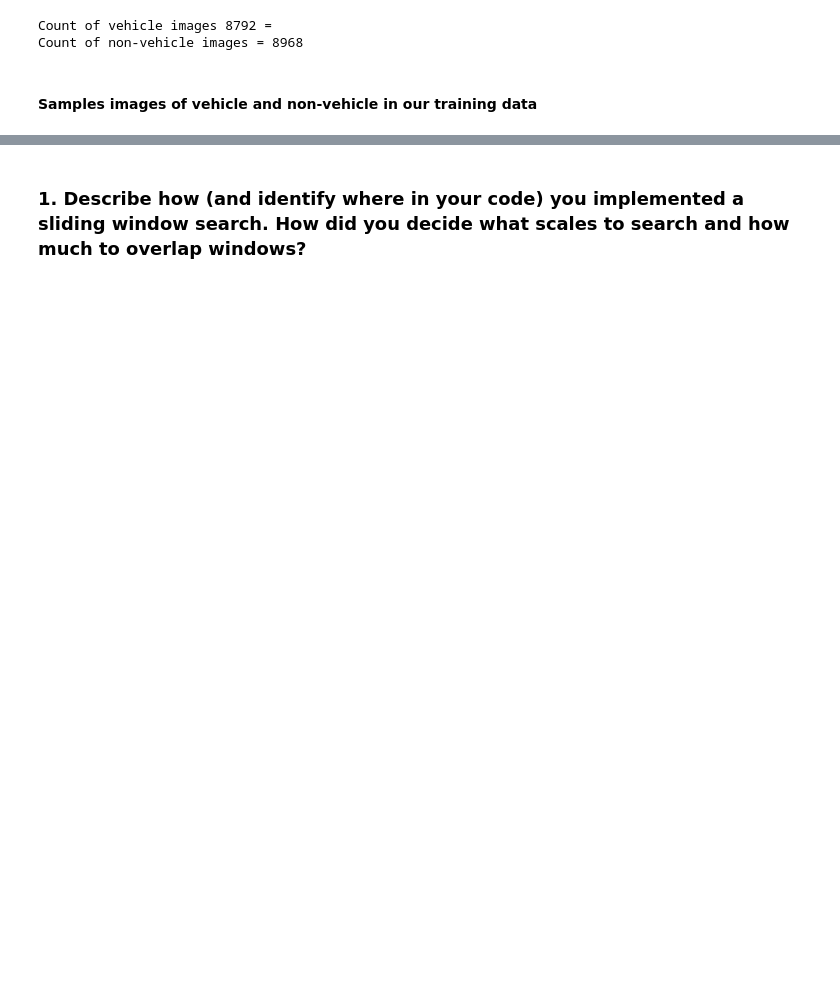
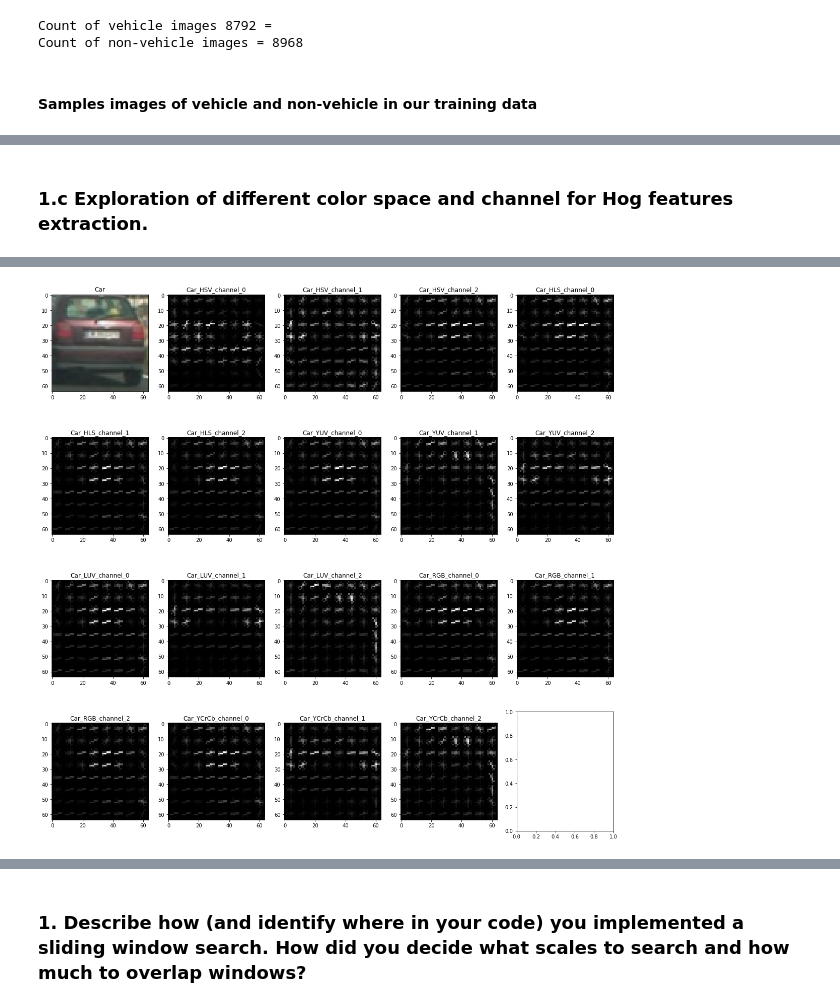
Before and after one commit to rajkuma2011/CarND-Vehicle-Detection, a Jupyter notebook: Vehicle_Detection.ipynb, the cells around one changed output, grey strips where cells are left out. Cells and saved outputs as stored; diff of their text form; code cells hidden in the pictures; blank space fills up the shorter version.

```diff
--- a/Vehicle_Detection.ipynb
+++ b/Vehicle_Detection.ipynb
@@ -229,0 +89,10 @@ def Parameter_selection_Accuracy(car_imgs, notcar_images):
+# %%
+class Vehicle_feature_parameter:
+    def __init__(self):
+        self.orient = 9
+        self.pix_per_cell = 8
+        self.cell_per_block = 2
+
+        self.cspace = ['HSV', 'HLS', 'YUV', 'LUV', 'RGB','YCrCb']
+# %%
+feature_params = Vehicle_feature_parameter()
@@ -229,0 +137,13 @@ def Parameter_selection_Accuracy(car_imgs, notcar_images):
+# %%
+def get_all_hog_imgs_comb(img, fp, main_title="Car"):
+    output = []
+    titles = []
+    output.append(img)
+    titles.append(main_title)
+    for color in fp.cspace:
+        for channel in range(3):
+            title = main_title + "_" + color +"_channel_" + str(channel)
+            hog_img = get_hog_image(img, color, channel, fp)
+            output.append(hog_img)
+            titles.append(title)
+    return output, titles
@@ -229,0 +178,15 @@ def Parameter_selection_Accuracy(car_imgs, notcar_images):
+# %% [markdown]
+### 1.c Exploration of different color space and channel for Hog features extraction.
+# %%
+get_all_hog_imgs_comb(car_img, feature_params)
+hog_imgs, titles = get_all_hog_imgs_comb(car_img, feature_params)
+fig, axis = plt.subplots(4,5, figsize=(20,20))
+k = 0
+for i in range(4):
+    for j in range(5):
+        if (k >= len(titles)):
+            continue
+        axis[i,j].imshow(hog_imgs[k], 'gray')
+        axis[i,j].set_title(titles[k])
+        k += 1
+# %% [output]
@@ -229,0 +195 @@ def Parameter_selection_Accuracy(car_imgs, notcar_images):
+[figure, added]
```
Also changed, not shown: parts of 66 cells of this notebook.
